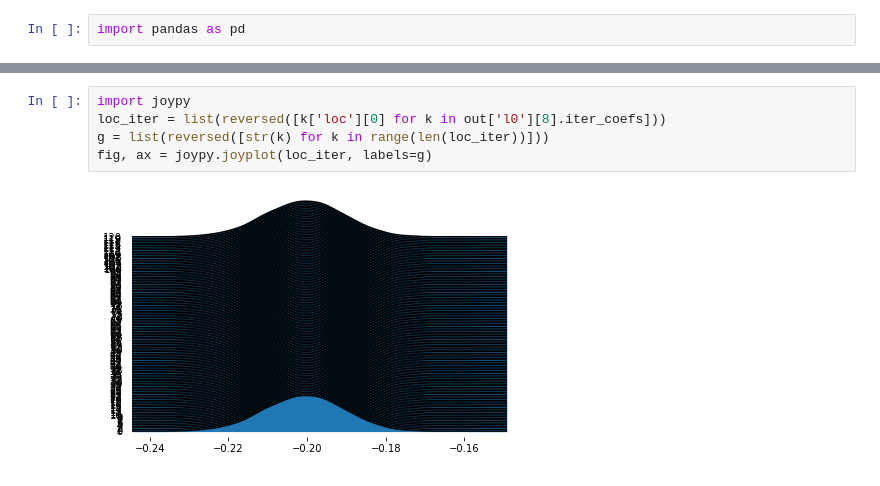
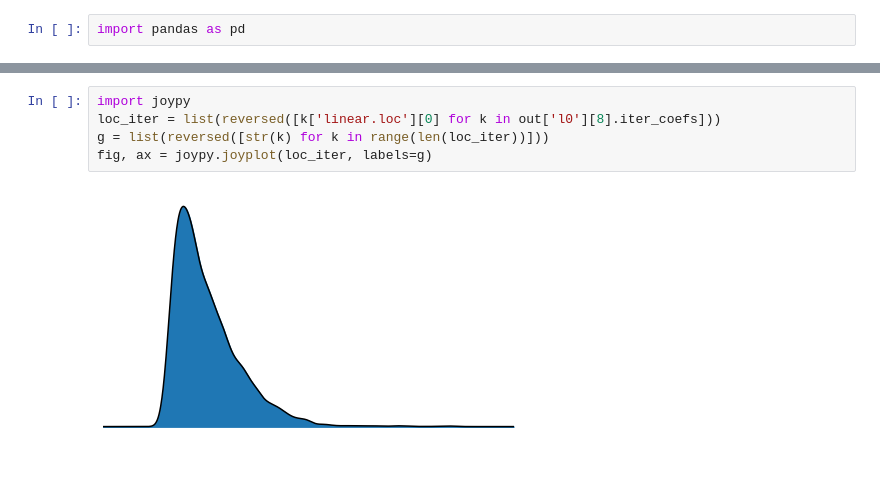
Before and after one commit to rmporsch/ML_genetic_risk, a Jupyter notebook: notebooks/Serial_and_sklearn_model.ipynb, the cells around one changed output, grey strips where cells are left out. Drawn from its saved outputs; the diff is of its cells as text.

```diff
--- a/notebooks/Serial_and_sklearn_model.ipynb
+++ b/notebooks/Serial_and_sklearn_model.ipynb
@@ -217,7 +222,7 @@ h = plt.hist(param, 100)
 # %%
 import joypy
-loc_iter = list(reversed([k['loc'][0] for k in out['l0'][8].iter_coefs]))
+loc_iter = list(reversed([k['linear.loc'][0] for k in out['l0'][8].iter_coefs]))
 g = list(reversed([str(k) for k in range(len(loc_iter))]))
 fig, ax = joypy.joyplot(loc_iter, labels=g)
 # %% [output]
-[figure, old version]
+[figure, new version]
```
Also changed, not shown: parts of 4 cells of this notebook, 9 other files.
